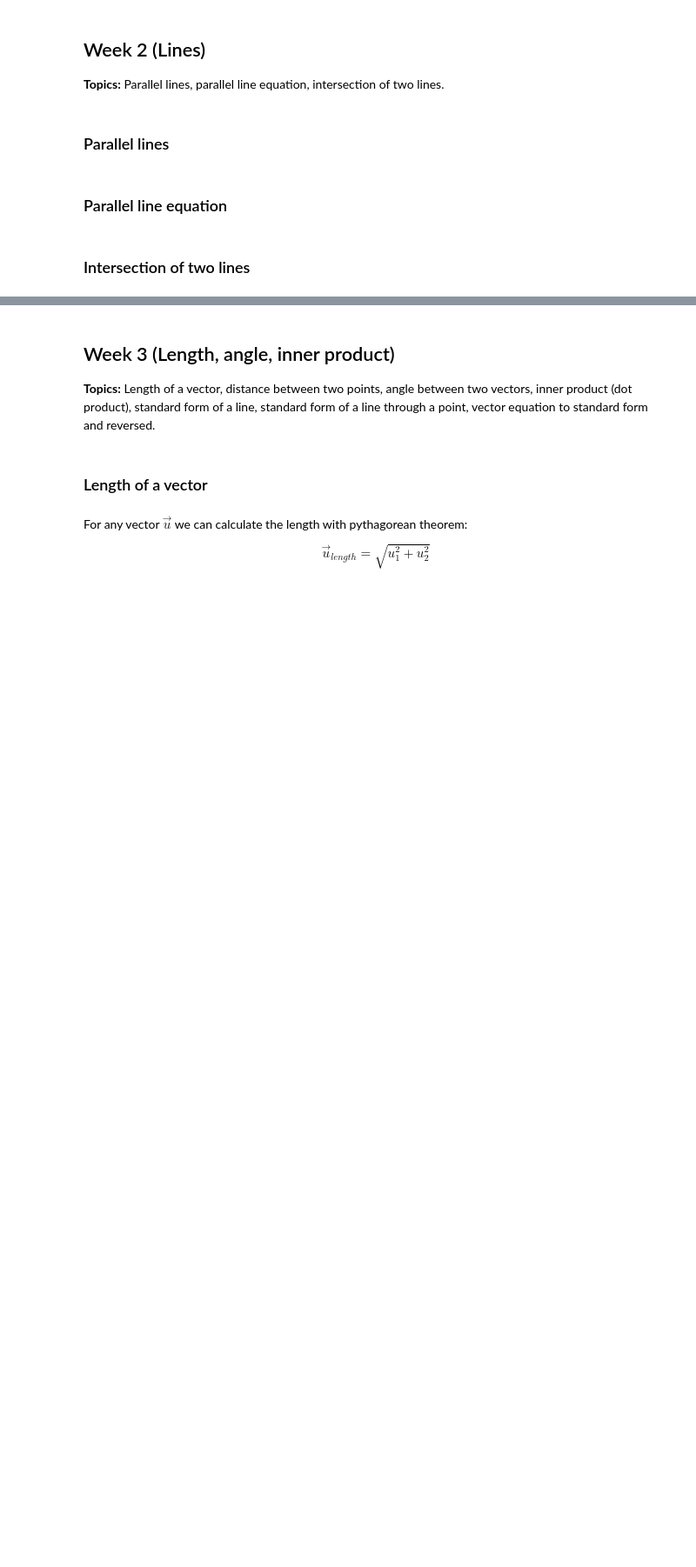
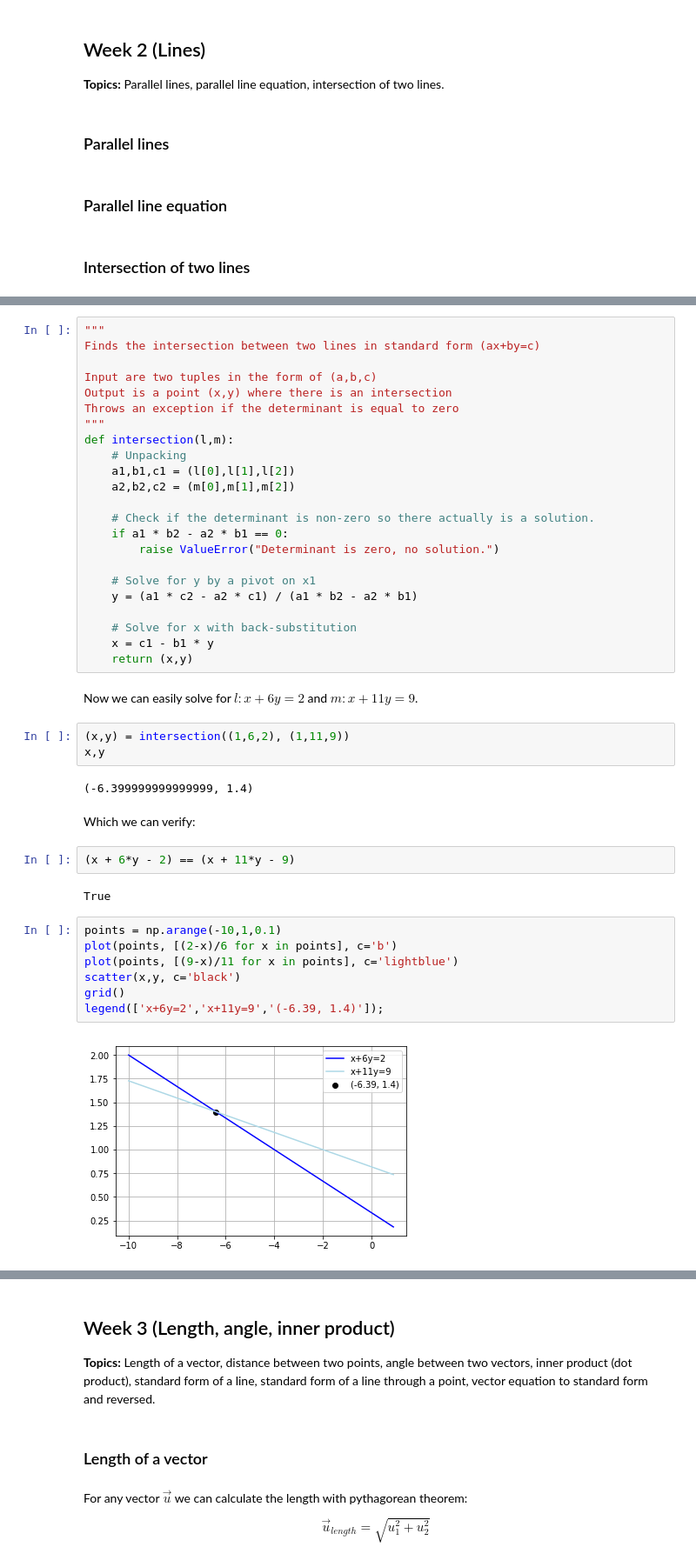
Before and after one commit to darkeclipz/jupyter-notebooks, a Jupyter notebook: Applied Math/Y1S2/Vector Geometry.ipynb, the cells around one changed output, grey strips where cells are left out. Shown at 87% size. Drawn from its saved outputs; the diff is of its cells as text; blank space fills up the shorter version.

```diff
--- a/Applied Math/Y1S2/Vector Geometry.ipynb
+++ b/Applied Math/Y1S2/Vector Geometry.ipynb
@@ -51,0 +70,45 @@ $$(y-y_1)=m(x-x_1) \implies (y-2)=-\frac{2}{3}(x-1) \iff y=\frac{8}{3}-\frac{2}{
+# %%
+"""
+Finds the intersection between two lines in standard form (ax+by=c)
+
+Input are two tuples in the form of (a,b,c)
+Output is a point (x,y) where there is an intersection
+Throws an exception if the determinant is equal to zero
+"""
+def intersection(l,m):
+    # Unpacking
+    a1,b1,c1 = (l[0],l[1],l[2])
+    a2,b2,c2 = (m[0],m[1],m[2])
+
+    # Check if the determinant is non-zero so there actually is a solution.
+    if a1 * b2 - a2 * b1 == 0:
+        raise ValueError("Determinant is zero, no solution.")
+
+    # Solve for y by a pivot on x1
+    y = (a1 * c2 - a2 * c1) / (a1 * b2 - a2 * b1)
+
+    # Solve for x with back-substitution
+    x = c1 - b1 * y
+    return (x,y)
+# %% [markdown]
+Now we can easily solve for $l : x+6y=2$ and $m : x+11y=9$.
+# %%
+(x,y) = intersection((1,6,2), (1,11,9))
+x,y
+# %% [output]
+(-6.399999999999999, 1.4)
+# %% [markdown]
+Which we can verify:
+# %%
+(x + 6*y - 2) == (x + 11*y - 9)
+# %% [output]
+True
+# %%
+points = np.arange(-10,1,0.1)
+plot(points, [(2-x)/6 for x in points], c='b')
+plot(points, [(9-x)/11 for x in points], c='lightblue')
+scatter(x,y, c='black')
+grid()
+legend(['x+6y=2','x+11y=9','(-6.39, 1.4)']);
+# %% [output]
+[figure, added]
```
Also changed, not shown: parts of 7 cells of this notebook, 2 other files.
